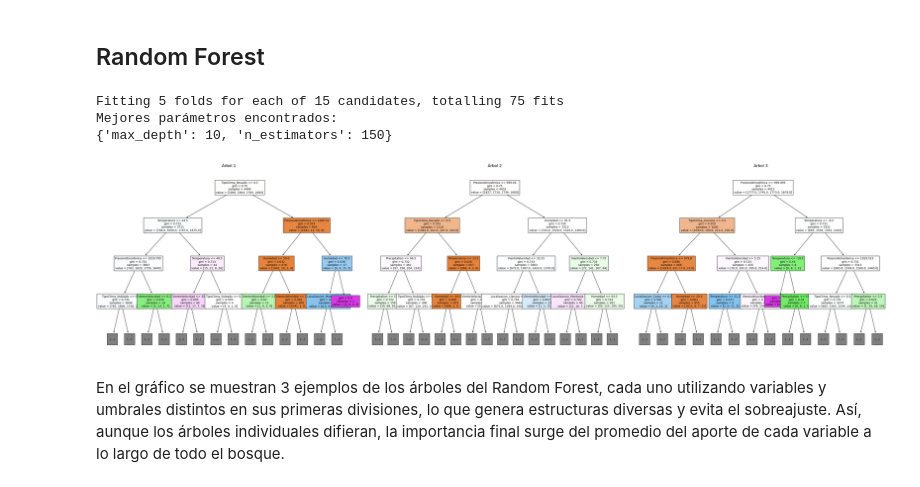
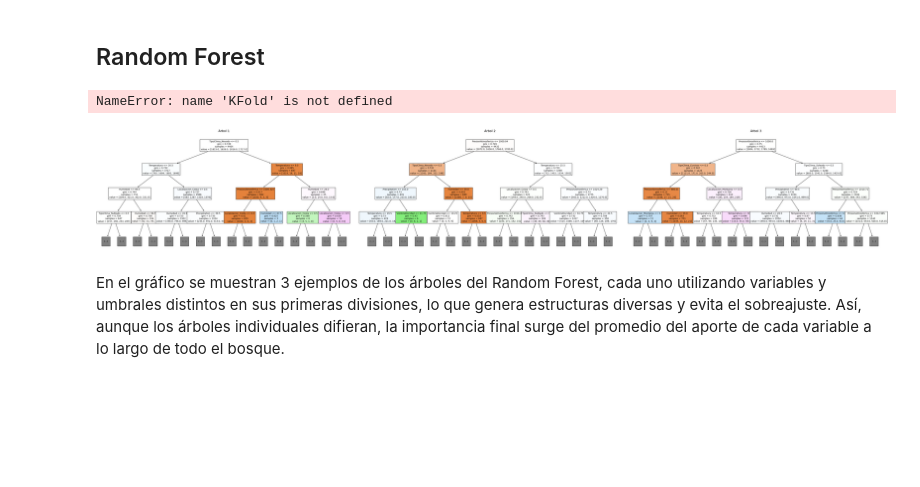
Before and after one commit to juanachies/TP3_Mineria, a Jupyter notebook: tp.ipynb, the cells around one changed output. Saved outputs shown, nothing was run; the diff lists cells and outputs as text; code cells hidden in the pictures; blank space fills up the shorter version.

```diff
--- a/tp.ipynb
+++ b/tp.ipynb
@@ -293,7 +311,7 @@ Mejor accuracy encontrado: 0.3979595717839121
 # %% [markdown]
 **Métricas**
 # %%
-resultados = []
+resultados_lineal = []
 matrices = []
 
 for i in range(1, 6):
@@ -306,7 +324,7 @@ for i in range(1, 6):
     prediccion = grid_search_lineal.predict(X_test)
 
     # Métricas
-    resultados.append({
+    resultados_lineal.append({
         'Fold': i,
         'Accuracy': accuracy_score(y_test, prediccion),
         'Precision': precision_score(y_test, prediccion, average='weighted'),
@@ -318,8 +336,8 @@ for i in range(1, 6):
     cm = confusion_matrix(y_test, prediccion)
     matrices.append(cm)
 
-df_resultados = pd.DataFrame(resultados)
-df_resultados
+df_resultados_lineal = pd.DataFrame(resultados_lineal)
+df_resultados_lineal
 # %% [output]
 Fitting 5 folds for each of 4 candidates, totalling 20 fits
 Fitting 5 folds for each of 4 candidates, totalling 20 fits
@@ -382,7 +402,8 @@ pipeline_base_gauss = Pipeline([
 # Ajuste de hiperparámetros
 grilla_params_gauss = {
     'classifier__kernel': ['rbf'],
-    'classifier__C': [0.1, 1, 10, 100]
+    'classifier__C': [0.1, 1, 10, 100],
+    'classifier__gamma': ['scale', 'auto', 0.01, 0.1, 1]
 }
 
 grid_search_gauss = GridSearchCV(
@@ -398,5 +419,5 @@ grid_search_gauss.fit(X_train1, y_train1)
 
 y_pred_gauss = grid_search_gauss.predict(X_test1)
 
-print(f"Mejor parámetro 'C' encontrado: {grid_search_gauss.best_params_}")
+print(f"Mejores parámetros encontrados: {grid_search_gauss.best_params_}")
 # %% [output]
@@ -486,14 +502,18 @@ En contraste, las otras tres estaciones presentan un comportamiento más dispers
 rf_base = RandomForestClassifier(random_state=42)
 # %%
 param_grid = {
-    'n_estimators': [50, 100, 150],
-    'max_depth': [5, 10, 20, 30, None]
+    'n_estimators': [50, 100, 150, 300],
+    'max_depth': [10, 20, 30, None],
+    'min_samples_split': [2, 5, 10],
+    'min_samples_leaf': [1, 2, 4],
 }
+
+cv = KFold(n_splits=5, shuffle=True, random_state=42)
 
 grid_search_rf = GridSearchCV(
     estimator=rf_base,
     param_grid=param_grid,
-    cv=5,
+    cv=cv,
     scoring='f1_weighted',
     n_jobs=-1,
     verbose=1
@@ -506,29 +526,27 @@ y_pred_rf = grid_search_rf.predict(X_test1)
 print("Mejores parámetros encontrados:")
 print(grid_search_rf.best_params_)
 # %% [output]
-Fitting 5 folds for each of 15 candidates, totalling 75 fits
-Mejores parámetros encontrados:
-{'max_depth': 10, 'n_estimators': 150}
+NameError: name 'KFold' is not defined
 # %%
 best_model = grid_search_rf.best_estimator_
 
-fig, axes = plt.subplots(nrows=1, ncols=3, figsize=(40, 10))
+fig, axes = plt.subplots(nrows=1, ncols=3, figsize=(50, 8))
 
 for i in range(3):
     plot_tree(
         best_model.estimators_[i],
         feature_names=X_train.columns,
         filled=True,
         max_depth=3,
         fontsize=10,
         ax=axes[i]
     )
     axes[i].set_title(f"Árbol {i+1}", fontsize=14)
 
 plt.tight_layout()
 plt.show()
 # %% [output]
-[figure, old version]
+[figure, new version]
 # %% [markdown]
 En el gráfico se muestran 3 ejemplos de los árboles del Random Forest, cada uno utilizando variables y umbrales distintos en sus primeras divisiones, lo que genera estructuras diversas y evita el sobreajuste. Así, aunque los árboles individuales difieran, la importancia final surge del promedio del aporte de cada variable a lo largo de todo el bosque.
 # %% [markdown]
```
Also changed, not shown: parts of 21 cells of this notebook.
